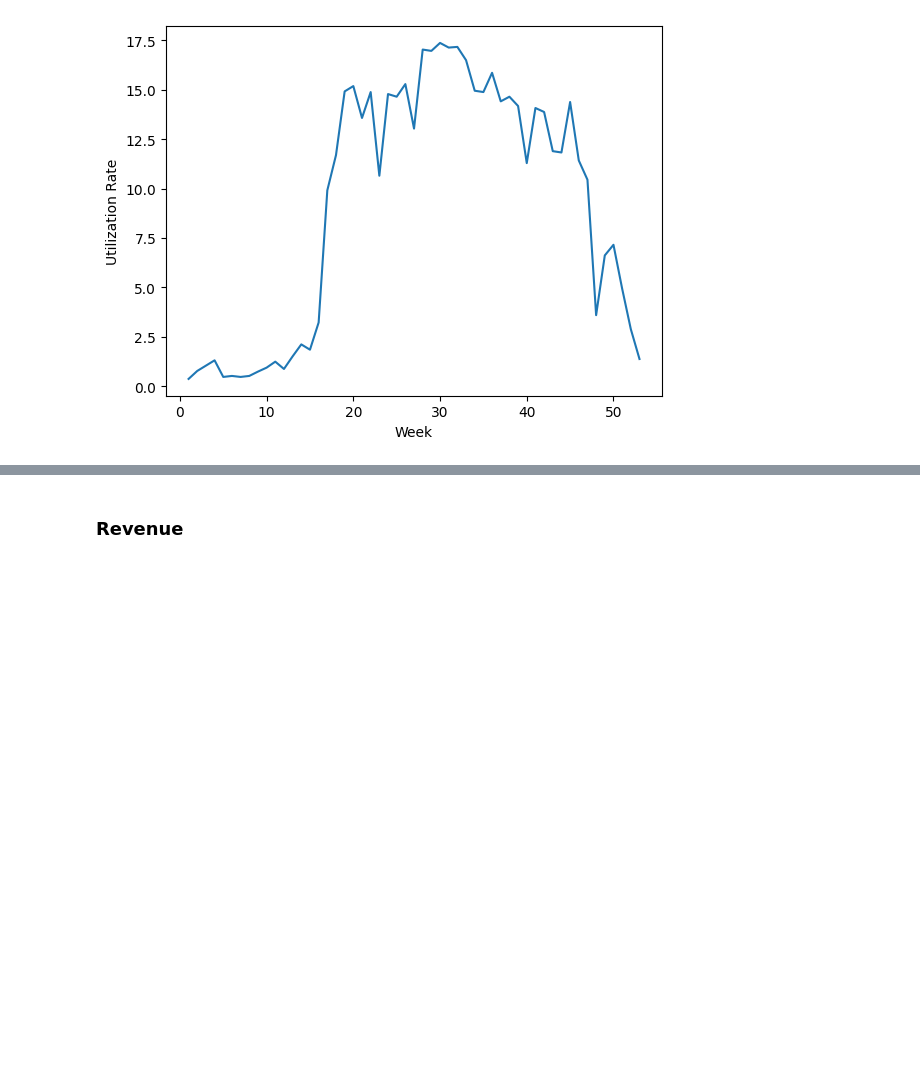
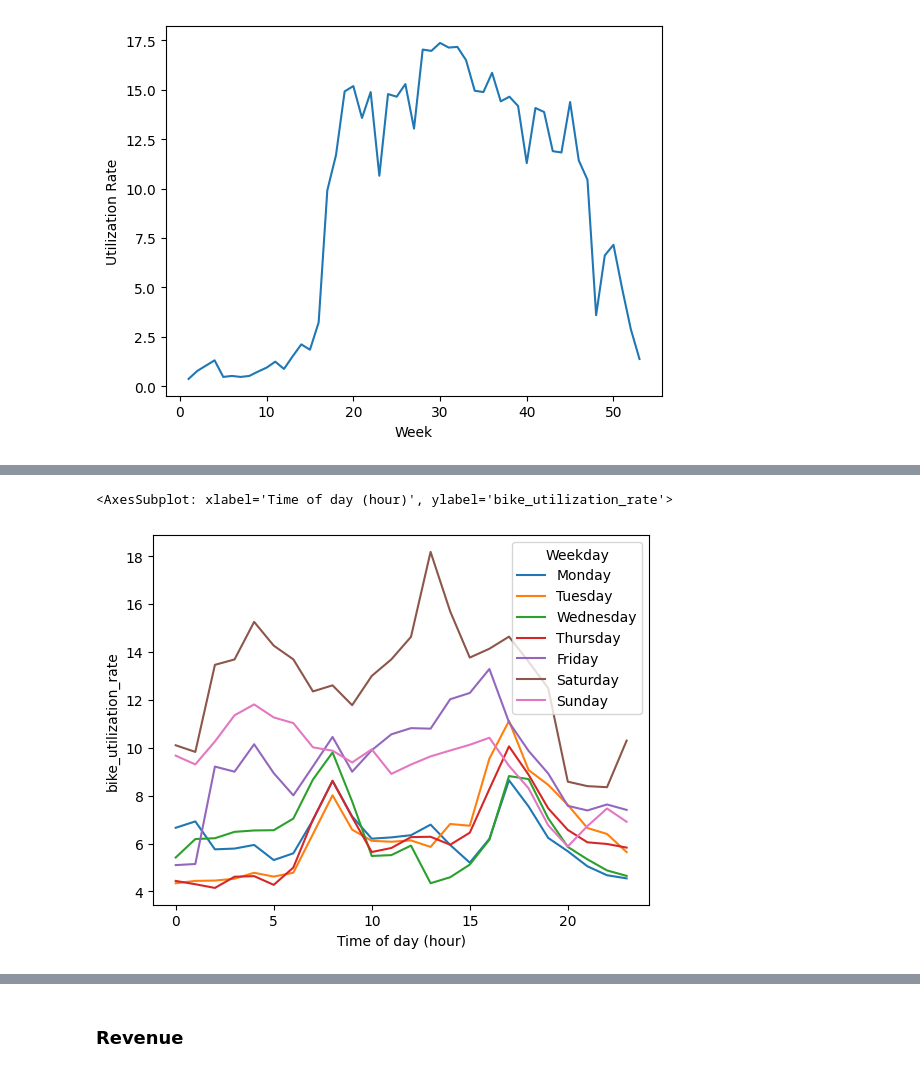
Before and after one commit to RavenRudi/AA_Group16, a Jupyter notebook: kpi_calculation.ipynb, the cells around one changed output, grey strips where cells are left out. Drawn from its saved outputs; the diff is of its cells as text; code cells hidden in the pictures; blank space fills up the shorter version.

Commit message:
Bike Utilization Rate eingefügt

```diff
--- a/kpi_calculation.ipynb
+++ b/kpi_calculation.ipynb
@@ -12,4 +12,7 @@ df_splitted_trips['start_time'] = pd.to_datetime(df_splitted_trips['start_time']
 df_splitted_trips['end_time'] = pd.to_datetime(df_splitted_trips['end_time'], format='%Y-%m-%d %X')
 df_splitted_trips['Date'] = df_splitted_trips['start_time'].dt.date
 df_splitted_trips['Time of day (hour)'] = df_splitted_trips['start_time'].dt.hour
-df_splitted_trips.head()
+amountOfBikes = len(df_splitted_trips['bike_id'].unique())
+days = ['Monday', 'Tuesday', 'Wednesday', 'Thursday', 'Friday', 'Saturday', 'Sunday']
+df_splitted_trips = df_splitted_trips.copy()
+df_splitted_trips['Weekday'] = df_splitted_trips['start_time'].dt.day_name()
@@ -144,0 +151,16 @@ sns.lineplot(data=df_utilization_rate_per_week, x='Week', y='Utilization Rate')
+# %%
+df_bike_utilization_rate = df_splitted_trips.copy()
+df_bike_utilization_rate = df_splitted_trips.groupby(['bike_id', 'Date', 'Weekday', 'Time of day (hour)']).sum(['trip_length'])
+df_bike_utilization_rate = df_bike_utilization_rate.reset_index()
+#df_bike_utilization_rate['Weekday'] = df_bike_utilization_rate['Date'].dt.day_name()
+# get sum of trip_length per day and hour in seconds
+df_bike_utilization_rate = df_bike_utilization_rate.groupby(['Date', 'Weekday', 'Time of day (hour)']).sum(['trip_length'])
+df_bike_utilization_rate['bike_utilization_rate'] = df_bike_utilization_rate['trip_length']/amountOfBikes/60
+df_bike_utilization_rate = df_bike_utilization_rate.reset_index()
+df_bike_utilization_rate_mean_per_hour = df_bike_utilization_rate.groupby(['Weekday','Time of day (hour)'])['bike_utilization_rate'].mean().reset_index()
+df_bike_utilization_rate_mean_per_hour['Weekday'] = pd.Categorical(df_bike_utilization_rate_mean_per_hour['Weekday'],categories=days)
+df_bike_utilization_rate_mean_per_hour = df_bike_utilization_rate_mean_per_hour.sort_values('Weekday')
+sns.lineplot(data=df_bike_utilization_rate_mean_per_hour, x='Time of day (hour)', y='bike_utilization_rate', hue='Weekday')
+# %% [output]
+<AxesSubplot: xlabel='Time of day (hour)', ylabel='bike_utilization_rate'>
+[figure, added]
```
Also changed, not shown: parts of 17 cells of this notebook.
